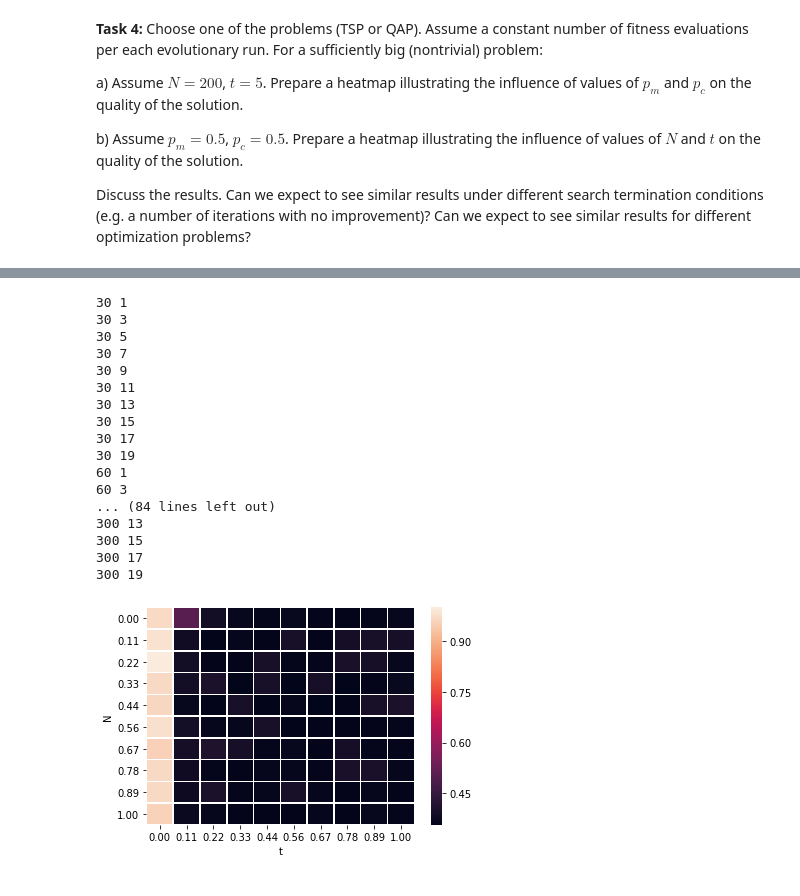
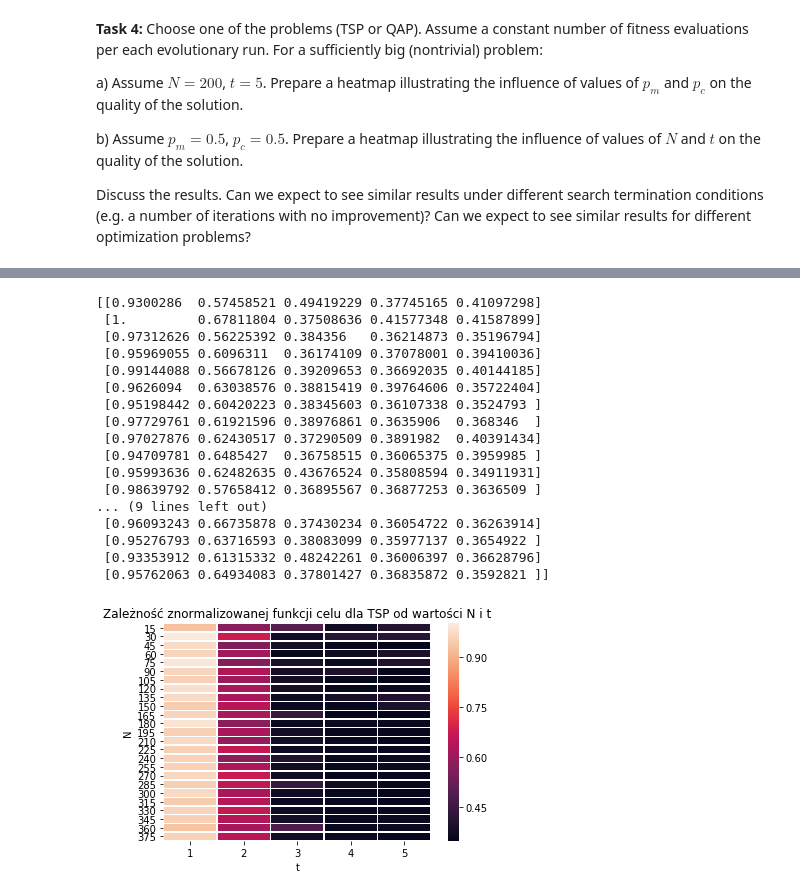
Before and after one commit to TSienki/ArtificialLife-2, a Jupyter notebook: ea.ipynb, the cells around one changed output, grey strips where cells are left out. Drawn from its saved outputs; the diff is of its cells as text; code cells hidden in the pictures.

```diff
--- a/ea.ipynb
+++ b/ea.ipynb
@@ -310,42 +295,43 @@ plt.savefig("heat_map_1.png")
 # %%
 p_m, p_c = 0.5, 0.5
-evals = np.zeros(shape=(size, size ))
-for i in range(size):
-    for j in range(size):
-        N = i * 30 + 30
-        t = j * 2 + 1
+N_size = 25
+t_size = 5
+evals = np.zeros(shape=(N_size, t_size ))
+for i in range(N_size):
+    for j in range(t_size):
         tsp = TSP(20, seed=100)
-        population, population_eval, avg_eval = evolutionary_algorithm(tsp, N, t, p_m, p_c)
+        population, population_eval, avg_eval = evolutionary_algorithm(tsp, i * 15 + 15, j + 1, p_m, p_c)
         evals[i, j] = avg_eval[-1]
-        print(N, t)
 
 
 evals = evals / np.max(evals)
-tick_label_x = [f"{i * 2 + 1}" for i in range(size)]
-tick_label_y = [f"{i * 30 + 30}" for i in range(size)]
-ax = sns.heatmap(evals, linewidth=0.5, xticklabels=tick_label, yticklabels=tick_label)
-plt.xlabel("t")
-plt.ylabel("N")
-plt.savefig("heat_map_2.png")
-# plt.show() = 200
-# t = 5
-# size = 10
-# %% [output]
-30 1
-30 3
-30 5
-30 7
-30 9
-30 11
-30 13
-30 15
-30 17
-30 19
-60 1
-60 3
-... (84 lines left out)
-300 13
-300 15
-300 17
-300 19
-[figure, removed]
+# %%
+tick_label_x = [f"{i + 1}" for i in range(t_size)]
+tick_label_y = [f"{i * 15 + 15}" for i in range(N_size)]
+
+print(evals)
+ax = sns.heatmap(evals, linewidth=0.5, xticklabels=tick_label_x, yticklabels=tick_label_y)
+plt.xlabel("t")
+plt.ylabel("N")
+plt.title("Zależność znormalizowanej funkcji celu dla TSP od wartości N i t")
+
+plt.savefig("heat_map_2.png")
+# %% [output]
+[[0.9300286  0.57458521 0.49419229 0.37745165 0.41097298]
+ [1.         0.67811804 0.37508636 0.41577348 0.41587899]
+ [0.97312626 0.56225392 0.384356   0.36214873 0.35196794]
+ [0.95969055 0.6096311  0.36174109 0.37078001 0.39410036]
+ [0.99144088 0.56678126 0.39209653 0.36692035 0.40144185]
+ [0.9626094  0.63038576 0.38815419 0.39764606 0.35722404]
+ [0.95198442 0.60420223 0.38345603 0.36107338 0.3524793 ]
+ [0.97729761 0.61921596 0.38976861 0.3635906  0.368346  ]
+ [0.97027876 0.62430517 0.37290509 0.3891982  0.40391434]
+ [0.94709781 0.6485427  0.36758515 0.36065375 0.3959985 ]
+ [0.95993636 0.62482635 0.43676524 0.35808594 0.34911931]
+ [0.98639792 0.57658412 0.36895567 0.36877253 0.3636509 ]
+... (9 lines left out)
+ [0.96093243 0.66735878 0.37430234 0.36054722 0.36263914]
+ [0.95276793 0.63716593 0.38083099 0.35977137 0.3654922 ]
+ [0.93353912 0.61315332 0.48242261 0.36006397 0.36628796]
+ [0.95762063 0.64934083 0.37801427 0.36835872 0.3592821 ]]
+[figure, added]
```
Also changed, not shown: parts of 4 cells of this notebook, 2 other files.
